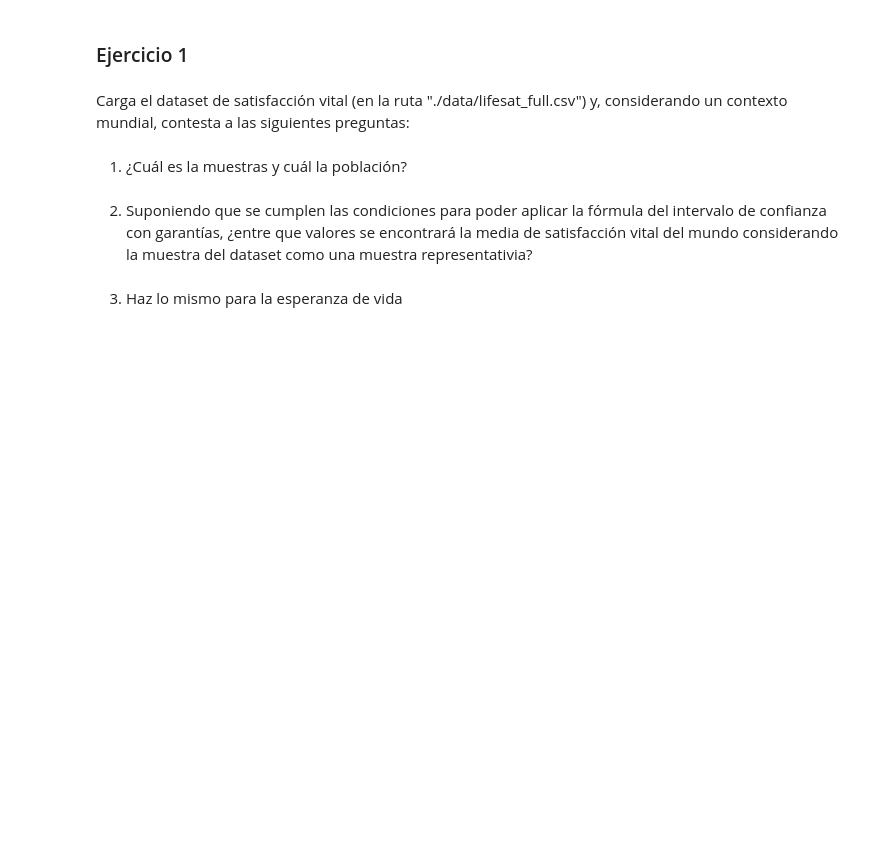
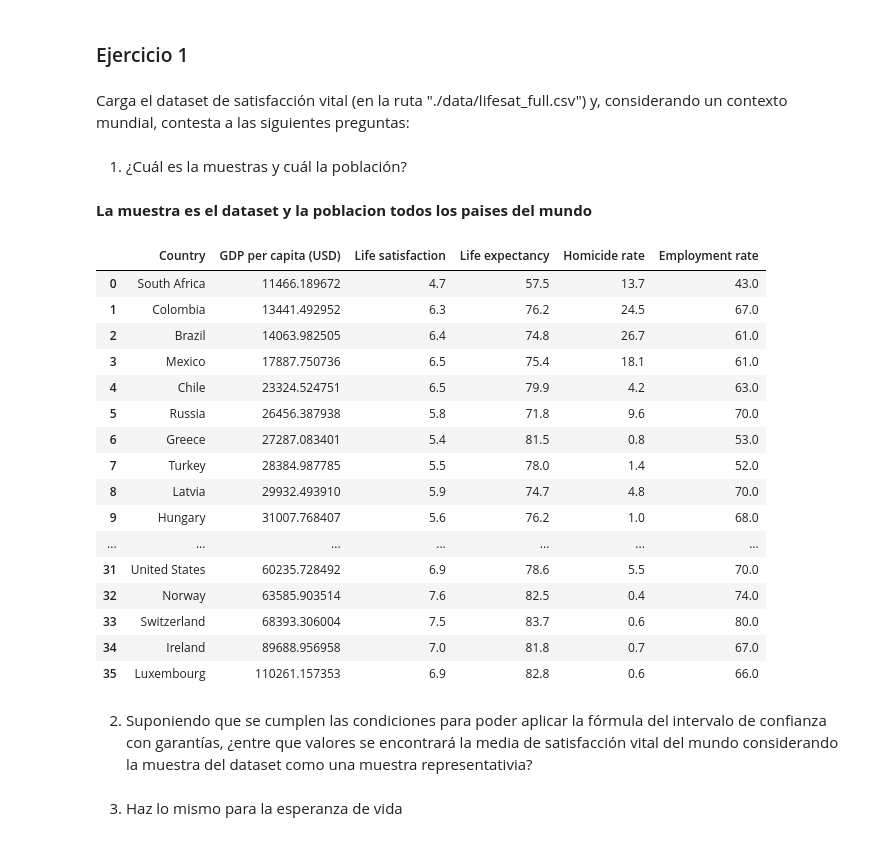
Before and after one commit to draranguez/DS-Online_DanielR, a Jupyter notebook: 04_Machine_Learning/Sprint_09/Unidad_01_Estadistica_Inferencial/02_Ejercicios_Workout/13_Ejercicios_Inferencial.ipynb, the cells around one changed output. Saved outputs shown, nothing was run; the diff lists cells and outputs as text; code cells hidden in the pictures; blank space fills up the shorter version.

```diff
--- a/04_Machine_Learning/Sprint_09/Unidad_01_Estadistica_Inferencial/02_Ejercicios_Workout/13_Ejercicios_Inferencial.ipynb
+++ b/04_Machine_Learning/Sprint_09/Unidad_01_Estadistica_Inferencial/02_Ejercicios_Workout/13_Ejercicios_Inferencial.ipynb
@@ -16,6 +21,29 @@ Importa los paquetes y módulos que necesites a lo largo del notebook
 Carga el dataset de satisfacción vital (en la ruta "./data/lifesat_full.csv") y, considerando un contexto mundial, contesta a las siguientes preguntas:
 # %% [markdown]
 1. ¿Cuál es la muestras y cuál la población?
+# %% [markdown]
+**La muestra es el dataset y la poblacion todos los paises del mundo**
+# %%
+df_lifesat_full=pd.read_csv("./data/lifesat_full.csv")
+df_lifesat_full
+# %% [output]
+|  | Country | GDP per capita (USD) | Life satisfaction | Life expectancy | Homicide rate | Employment rate |
+| 0 | South Africa | 11466.189672 | 4.7 | 57.5 | 13.7 | 43.0 |
+| 1 | Colombia | 13441.492952 | 6.3 | 76.2 | 24.5 | 67.0 |
+| 2 | Brazil | 14063.982505 | 6.4 | 74.8 | 26.7 | 61.0 |
+| 3 | Mexico | 17887.750736 | 6.5 | 75.4 | 18.1 | 61.0 |
+| 4 | Chile | 23324.524751 | 6.5 | 79.9 | 4.2 | 63.0 |
+| 5 | Russia | 26456.387938 | 5.8 | 71.8 | 9.6 | 70.0 |
+| 6 | Greece | 27287.083401 | 5.4 | 81.5 | 0.8 | 53.0 |
+| 7 | Turkey | 28384.987785 | 5.5 | 78.0 | 1.4 | 52.0 |
+| 8 | Latvia | 29932.493910 | 5.9 | 74.7 | 4.8 | 70.0 |
+| 9 | Hungary | 31007.768407 | 5.6 | 76.2 | 1.0 | 68.0 |
+| ... | ... | ... | ... | ... | ... | ... |
+| 31 | United States | 60235.728492 | 6.9 | 78.6 | 5.5 | 70.0 |
+| 32 | Norway | 63585.903514 | 7.6 | 82.5 | 0.4 | 74.0 |
+| 33 | Switzerland | 68393.306004 | 7.5 | 83.7 | 0.6 | 80.0 |
+| 34 | Ireland | 89688.956958 | 7.0 | 81.8 | 0.7 | 67.0 |
+| 35 | Luxembourg | 110261.157353 | 6.9 | 82.8 | 0.6 | 66.0 |
 # %% [markdown]
 2. Suponiendo que se cumplen las condiciones para poder aplicar la fórmula del intervalo de confianza con garantías, ¿entre que valores se encontrará la media de satisfacción vital del mundo considerando la muestra del dataset como una muestra representativia?
 # %% [markdown]
```
Also changed, not shown: parts of 1 cell of this notebook, 1 other file.
